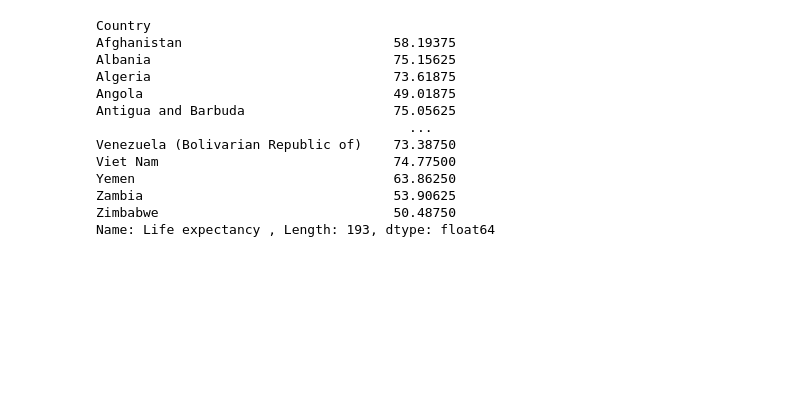
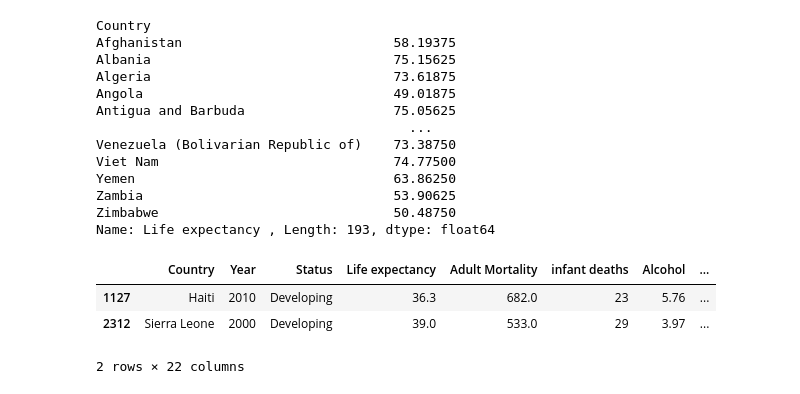
Before and after one commit to amoladmane/Machine-Learning, a Jupyter notebook: DataFrame Revision./DataFrame.ipynb, the cells around one changed output. Cells and saved outputs as stored; diff of their text form; code cells hidden in the pictures; blank space fills up the shorter version.

```diff
--- a/DataFrame Revision./DataFrame.ipynb
+++ b/DataFrame Revision./DataFrame.ipynb
@@ -213,0 +217,9 @@ md.to_csv('Result.csv', index=True)
+# %%
+fil = df['Life expectancy ']<=40
+# %%
+df[fil]
+# %% [output]
+|  | Country | Year | Status | Life expectancy | Adult Mortality | infant deaths | Alcohol | ... |
+| 1127 | Haiti | 2010 | Developing | 36.3 | 682.0 | 23 | 5.76 | ... |
+| 2312 | Sierra Leone | 2000 | Developing | 39.0 | 533.0 | 29 | 3.97 | ... |
+2 rows × 22 columns
```
Also changed, not shown: parts of 2 cells of this notebook, 3 other files.
